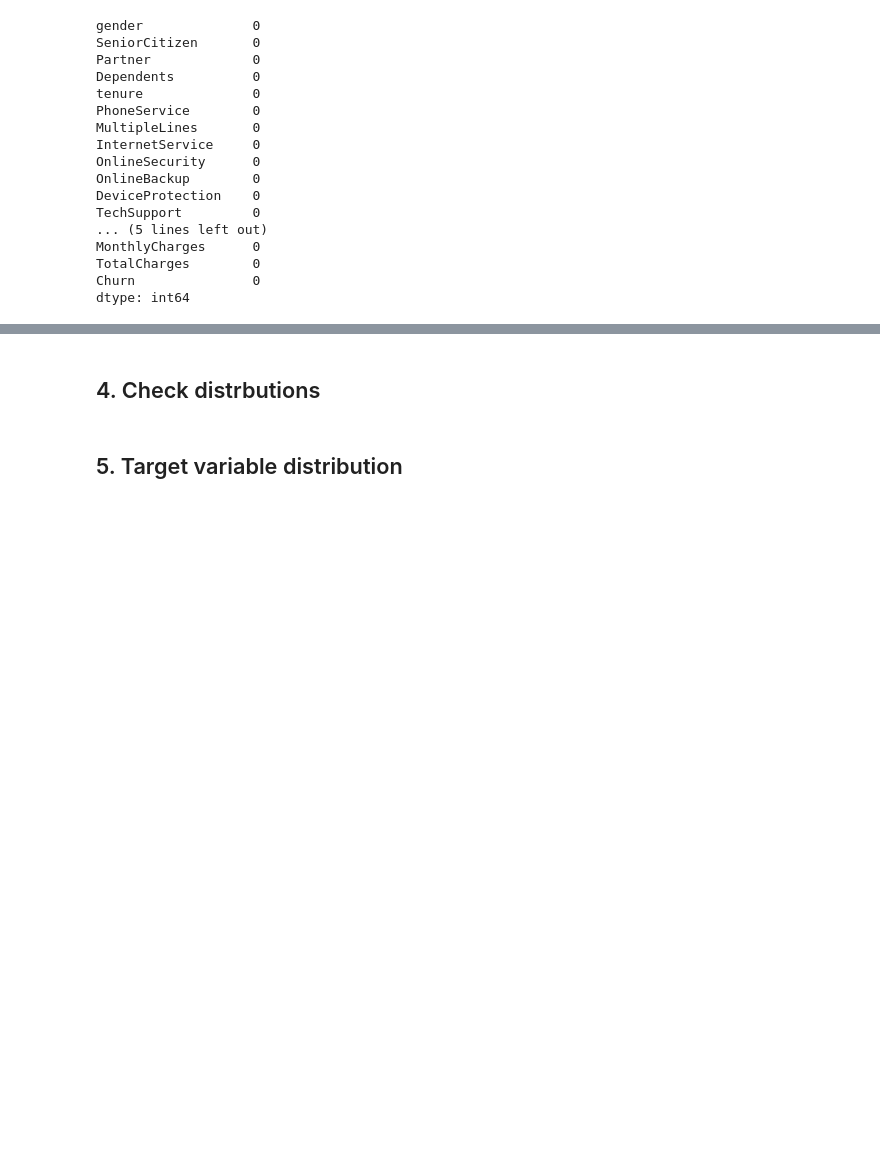
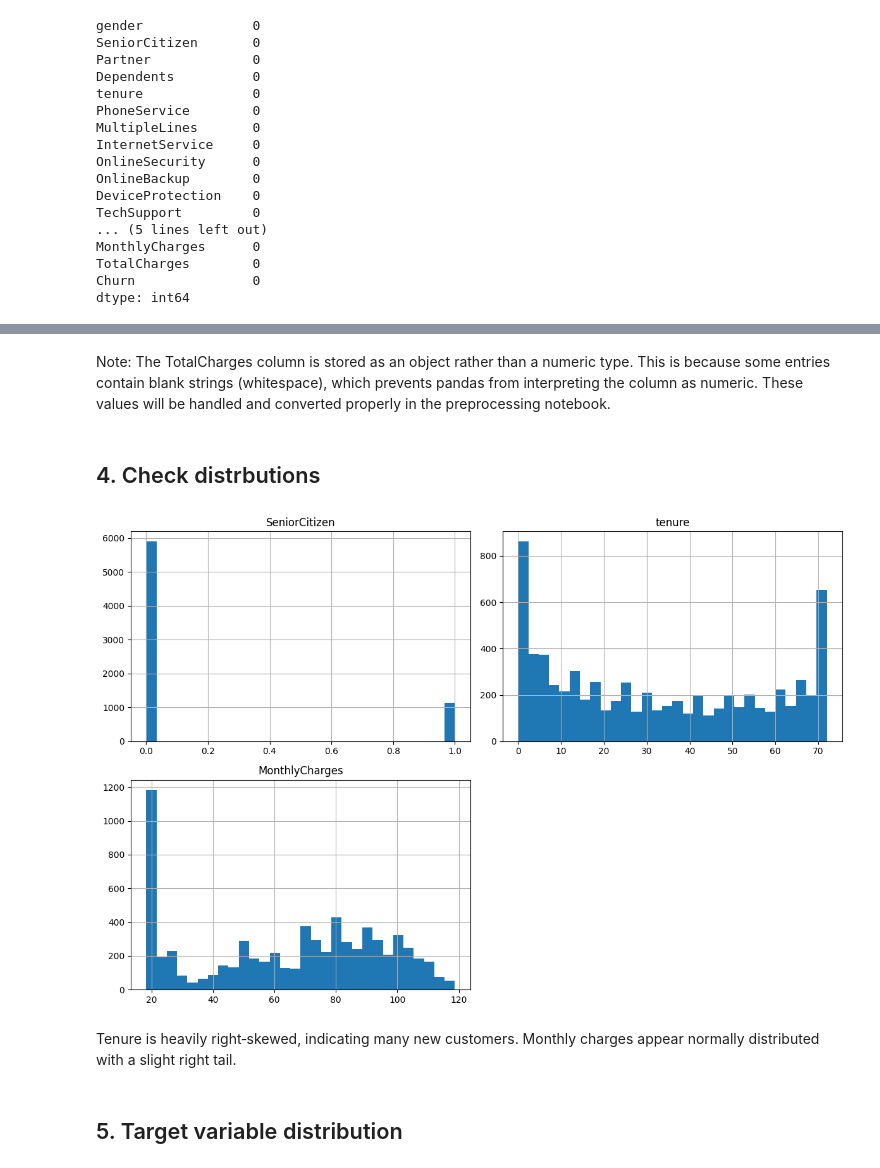
Before and after one commit to MarRe222/Customer-Churn-Prediction, a Jupyter notebook: notebooks/01_data_exploration.ipynb, the cells around one changed output, grey strips where cells are left out. Cells and saved outputs as stored; diff of their text form; code cells hidden in the pictures; blank space fills up the shorter version.

```diff
--- a/notebooks/01_data_exploration.ipynb
+++ b/notebooks/01_data_exploration.ipynb
@@ -31,6 +31,7 @@ The dataset consists of a mix of:
 ## 1. Load Raw Data
 # %%
 df = pd.read_csv("../data/WA_Fn-UseC_-Telco-Customer-Churn.csv")
+df = df.drop("customerID", axis=1)
 # %% [markdown]
 # Exploratory Data Analysis (EDA)
 
@@ -106,5 +123,18 @@ dtype: int64
+# %% [markdown]
+Note: The TotalCharges column is stored as an object rather than a numeric type. This is because some entries contain blank strings (whitespace), which prevents pandas from interpreting the column as numeric. These values will be handled and converted properly in the preprocessing notebook.
 # %% [markdown]
 ## 4. Check distrbutions
+# %%
+#numerical features
+numeric_cols = df.select_dtypes(include=['int64', 'float64']).columns
+
+df[numeric_cols].hist(figsize=(12, 8), bins=30)
+plt.tight_layout()
+plt.show()
+# %% [output]
+[figure, added]
+# %% [markdown]
+Tenure is heavily right‑skewed, indicating many new customers. Monthly charges appear normally distributed with a slight right tail.
 # %% [markdown]
 ## 5. Target variable distribution
 # %%
```
Also changed, not shown: parts of 33 cells of this notebook.
